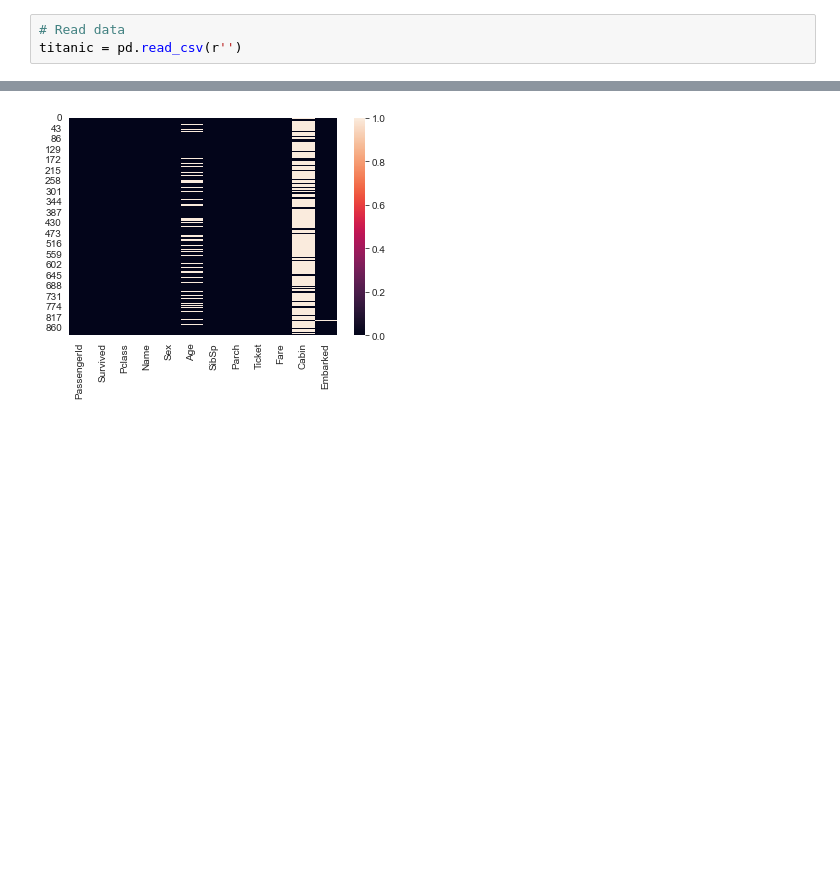
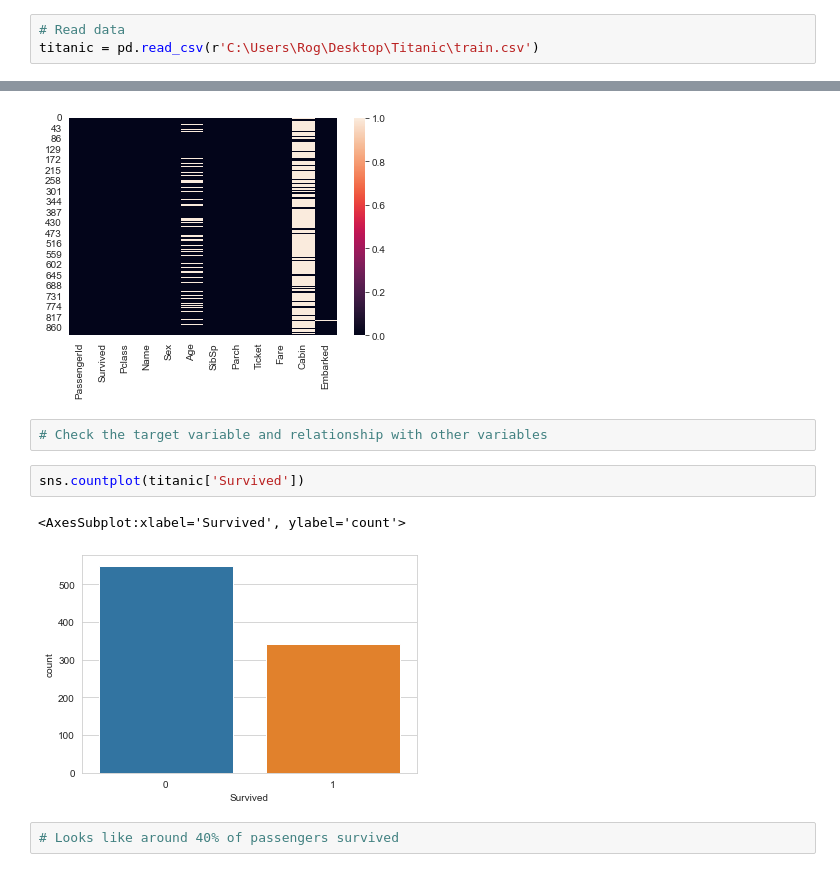
Before and after one commit to Nikalozj/Titanic-Kaggle, a Jupyter notebook: Titanic.ipynb, the cells around one changed output, grey strips where cells are left out. Saved outputs shown, nothing was run; the diff lists cells and outputs as text; blank space fills up the shorter version.

Commit message:
Check target column and its relationships

```diff
--- a/Titanic.ipynb
+++ b/Titanic.ipynb
@@ -12,7 +12,7 @@ warnings.simplefilter(action = 'ignore', category=FutureWarning)
 warnings.filterwarnings('ignore')
 # %%
 # Read data
-titanic = pd.read_csv(r'')
+titanic = pd.read_csv(r'C:\Users\Rog\Desktop\Titanic\train.csv')
 # %%
 # Set Style
 sns.set_style("whitegrid")
@@ -92,3 +92,12 @@ sns.heatmap(titanic.isnull())
 # %% [output]
 <AxesSubplot:>
 [figure]
+# %%
+# Check the target variable and relationship with other variables
+# %%
+sns.countplot(titanic['Survived'])
+# %% [output]
+<AxesSubplot:xlabel='Survived', ylabel='count'>
+[figure, added]
+# %%
+# Looks like around 40% of passengers survived
```
Also changed, not shown: parts of 7 cells of this notebook.
